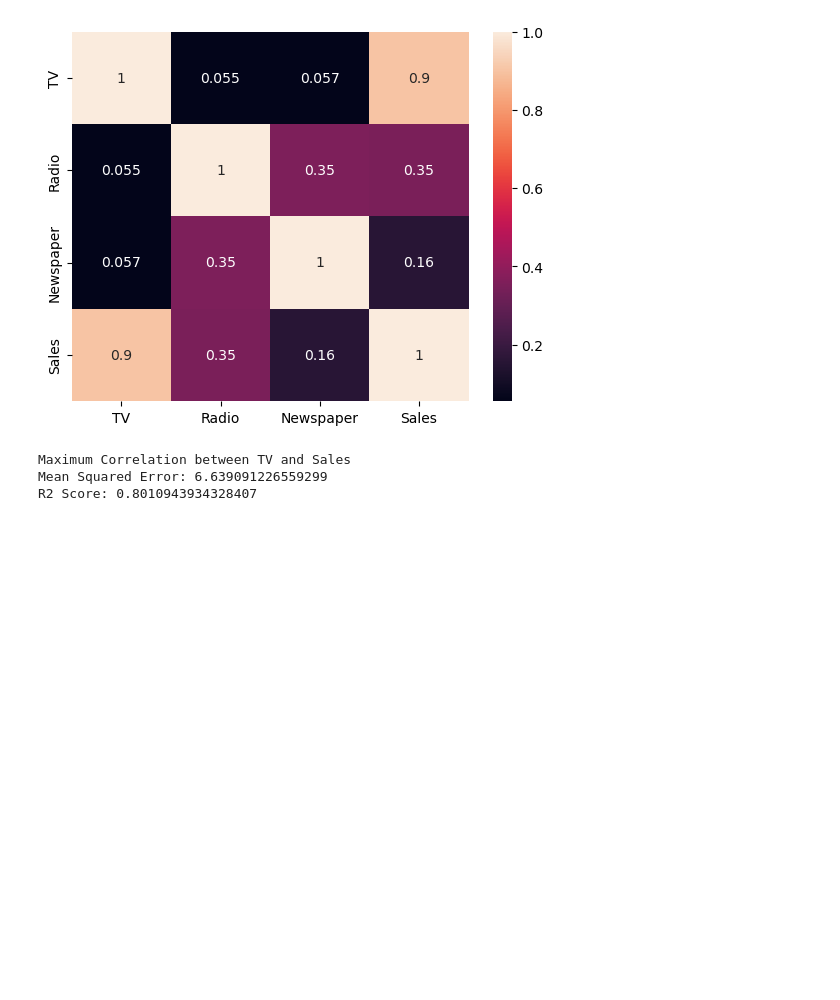
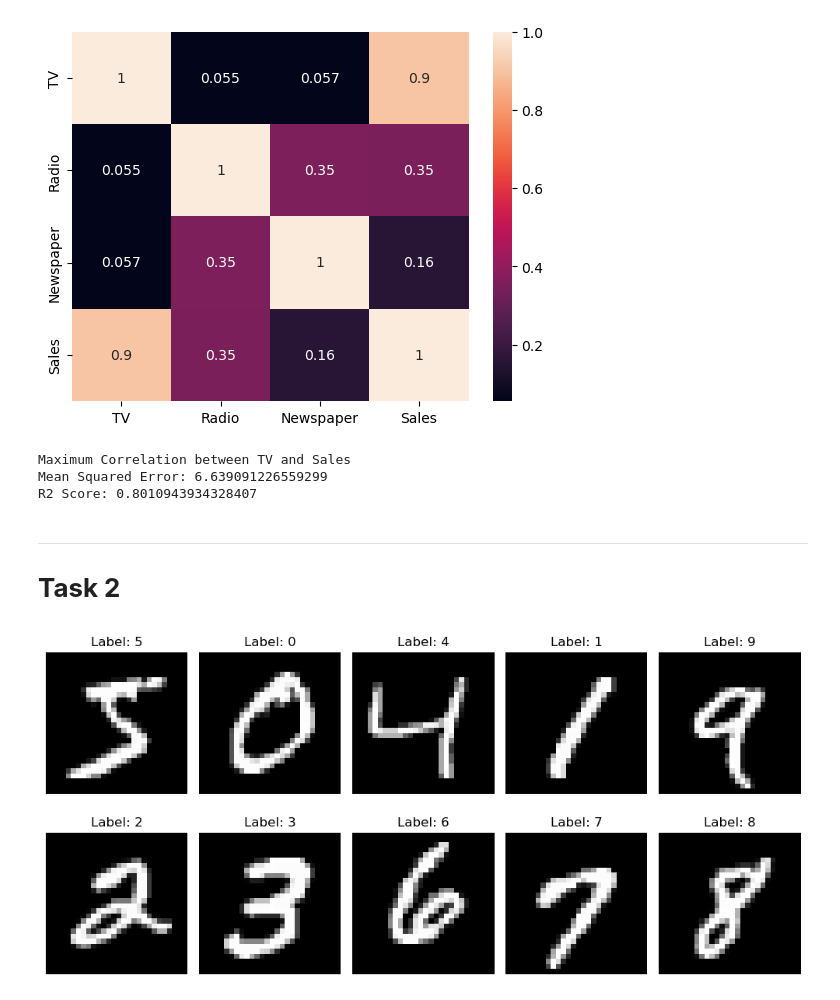
Before and after one commit to MahdiJaffery/Artificial-Intelligence-Lab, a Jupyter notebook: Lab 7/Manual 7.ipynb, the cells around one changed output. Cells and saved outputs as stored; diff of their text form; code cells hidden in the pictures; blank space fills up the shorter version.

Commit message:
KNN Model

```diff
--- a/Lab 7/Manual 7.ipynb
+++ b/Lab 7/Manual 7.ipynb
@@ -111,3 +114,60 @@ print(f"R2 Score: {r2}")
 Maximum Correlation between TV and Sales
 Mean Squared Error: 6.639091226559299
 R2 Score: 0.8010943934328407
+# %% [markdown]
+---
+#   **Task 2**
+# %%
+import pandas as pd
+import numpy as np
+import matplotlib.pyplot as plt
+import seaborn as sns
+from sklearn.neighbors import KNeighborsClassifier
+from sklearn.metrics import classification_report, confusion_matrix, accuracy_score
+from sklearn.model_selection import train_test_split
+
+train_df = pd.read_csv('mnist_train.csv')
+test_df = pd.read_csv('mnist_test.csv')
+
+X_train = train_df.iloc[:, 1:].values
+y_train = train_df.iloc[:, 0].values
+
+X_test = test_df.iloc[:, 1:].values
+y_test = test_df.iloc[:, 0].values
+
+plt.figure(figsize=(10, 5))
+shown = set()
+i = 0
+for idx in range(len(X_train)):
+    label = y_train[idx]
+    if label not in shown:
+        plt.subplot(2, 5, i + 1)
+        plt.imshow(X_train[idx].reshape(28, 28), cmap='gray')
+        plt.title(f"Label: {label}")
+        plt.axis('off')
+        shown.add(label)
+        i += 1
+    if i == 10:
+        break
+plt.tight_layout()
+plt.show()
+
+knn = KNeighborsClassifier(n_neighbors=3)
+knn.fit(X_train, y_train)
+
+y_pred = knn.predict(X_test)
+accuracy = accuracy_score(y_test, y_pred)
+print(f"\nAccuracy: {accuracy * 100:.2f}%")
+
+conf_matrix = confusion_matrix(y_test, y_pred)
+plt.figure(figsize=(10, 7))
+sns.heatmap(conf_matrix, annot=True, fmt='d', cmap='Blues')
+plt.title('Confusion Matrix')
+plt.xlabel('Predicted')
+plt.ylabel('Actual')
+plt.show()
+
+print("\nClassification Report:")
+print(classification_report(y_test, y_pred))
+# %% [output]
+[figure, added]
```
Also changed, not shown: parts of 1 cell of this notebook, 1 other file.
